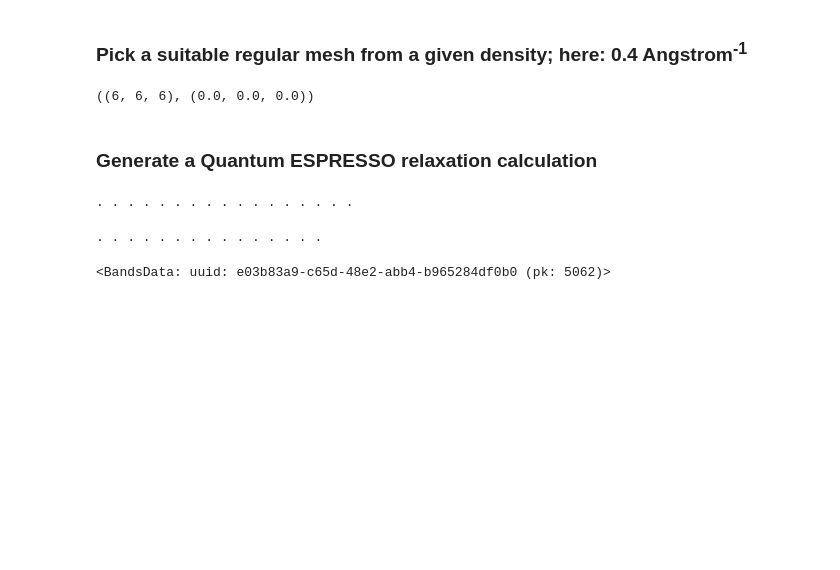
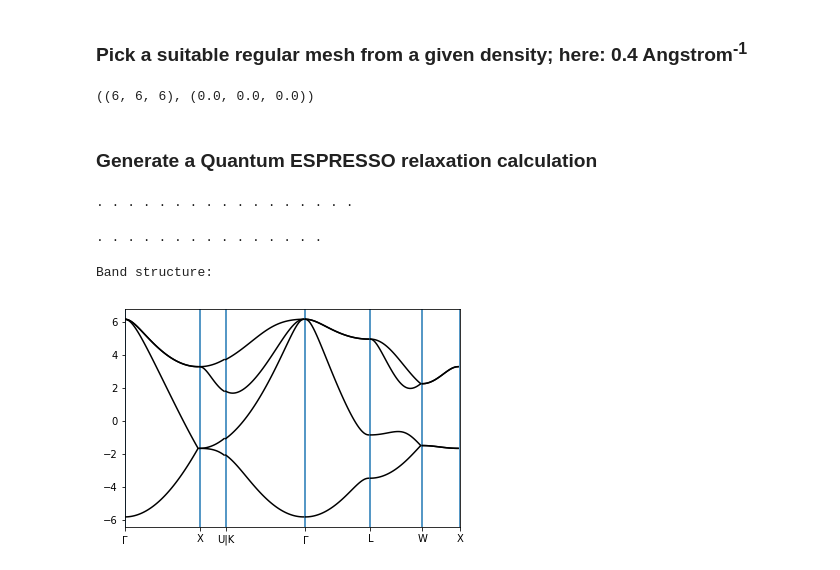
Before and after one commit to aiidateam/aiida_demos, a Jupyter notebook: notebook/sssp_seekpath_demo.ipynb, the cells around one changed output. Drawn from its saved outputs; the diff is of its cells as text; code cells hidden in the pictures; blank space fills up the shorter version.

```diff
--- a/notebook/sssp_seekpath_demo.ipynb
+++ b/notebook/sssp_seekpath_demo.ipynb
@@ -174,4 +174,0 @@ while bandscalc.get_state() != 'FINISHED':
-# %%
-bandscalc.out.output_band._exportstring
-# %% [output]
-<BandsData: uuid: e03b83a9-c65d-48e2-abb4-b965284df0b0 (pk: 5062)>
@@ -177,0 +181,38 @@ bandscalc.out.output_band._exportstring
+# %%
+curpos = 0
+last_label = None
+f = pylab.subplot(1,1,1)
+pylab.axvline(curpos)
+ticks = []
+tick_labels = []
+for path in data['paths']:
+    if last_label is None:
+        ticks.append(curpos)
+        tick_labels.append(path['from'])
+        last_label = path['from']
+    if last_label != path['from']:
+        tick_labels[-1] += "|{}".format(path['from'])
+    if path['length'] == 1:
+        continue
+    newlen = 0
+    for band in path['values']:
+        newlen = len(band)
+        pylab.plot(range(curpos, curpos+newlen), band, 'k')
+    curpos += newlen
+    if newlen == 2:
+        print path
+    pylab.axvline(curpos)
+    ticks.append(curpos)
+    tick_labels.append(path['to'])
+    last_label = path['to']
+
+pylab.xlim([0, curpos])
+f.set_xticks(ticks)
+
+tick_labels = ["$\Gamma$" if _ == "GAMMA" else _ for _ in tick_labels ]
+
+f.set_xticklabels(tick_labels)
+print 'Band structure:'
+# %% [output]
+Band structure:
+[figure, added]
```
Also changed, not shown: parts of 3 cells of this notebook.
